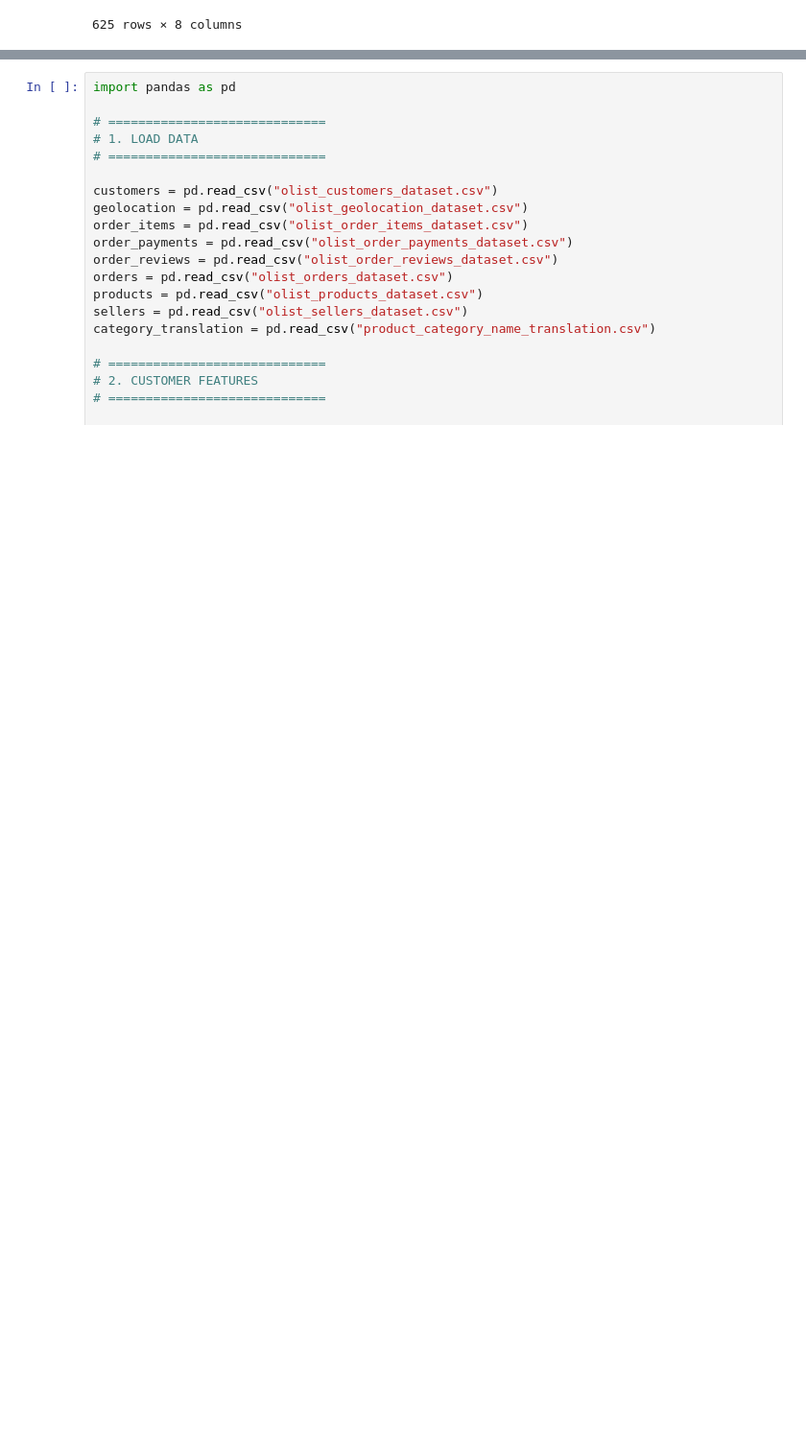
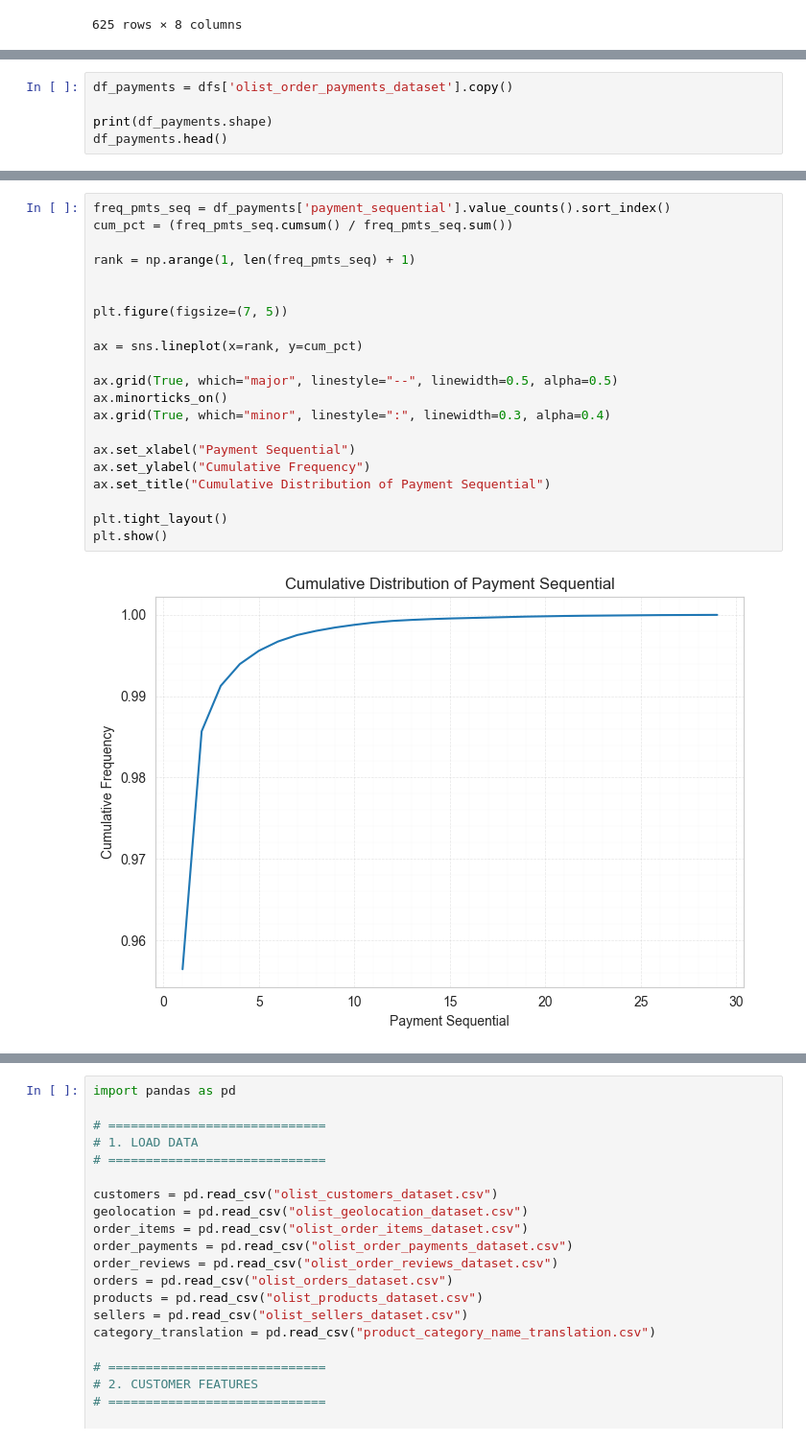
Before and after one commit to mazzacolussi/TCC-CEDS-CAUSAL-AI, a Jupyter notebook: notebooks/data_analysis/EDA.ipynb, the cells around one changed output, grey strips where cells are left out. Shown at 96% size. Cells and saved outputs as stored; diff of their text form; blank space fills up the shorter version.

```diff
--- a/notebooks/data_analysis/EDA.ipynb
+++ b/notebooks/data_analysis/EDA.ipynb
@@ -216,0 +357,5 @@ dfs['olist_orders_dataset'][dfs['olist_orders_dataset'].order_status == 'cancele
+# %%
+df_payments = dfs['olist_order_payments_dataset'].copy()
+
+print(df_payments.shape)
+df_payments.head()
@@ -216,0 +386,23 @@ dfs['olist_orders_dataset'][dfs['olist_orders_dataset'].order_status == 'cancele
+# %%
+freq_pmts_seq = df_payments['payment_sequential'].value_counts().sort_index()
+cum_pct = (freq_pmts_seq.cumsum() / freq_pmts_seq.sum())
+
+rank = np.arange(1, len(freq_pmts_seq) + 1)
+
+
+plt.figure(figsize=(7, 5))
+
+ax = sns.lineplot(x=rank, y=cum_pct)
+
+ax.grid(True, which="major", linestyle="--", linewidth=0.5, alpha=0.5)
+ax.minorticks_on()
+ax.grid(True, which="minor", linestyle=":", linewidth=0.3, alpha=0.4)
+
+ax.set_xlabel("Payment Sequential")
+ax.set_ylabel("Cumulative Frequency")
+ax.set_title("Cumulative Distribution of Payment Sequential")
+
+plt.tight_layout()
+plt.show()
+# %% [output]
+[figure, added]
```
Also changed, not shown: parts of 44 cells of this notebook, 1 other file.
